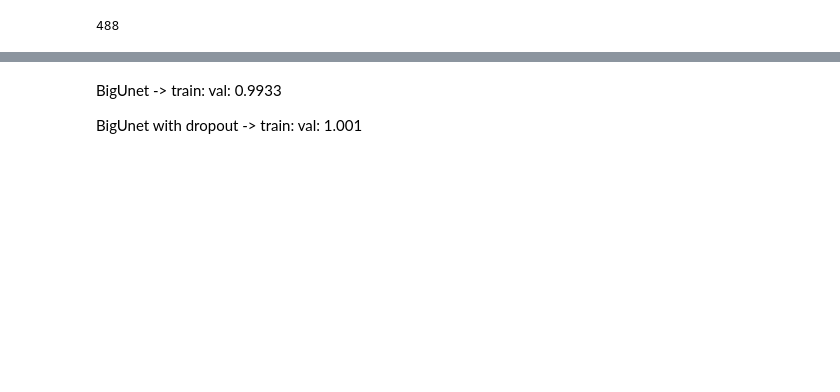
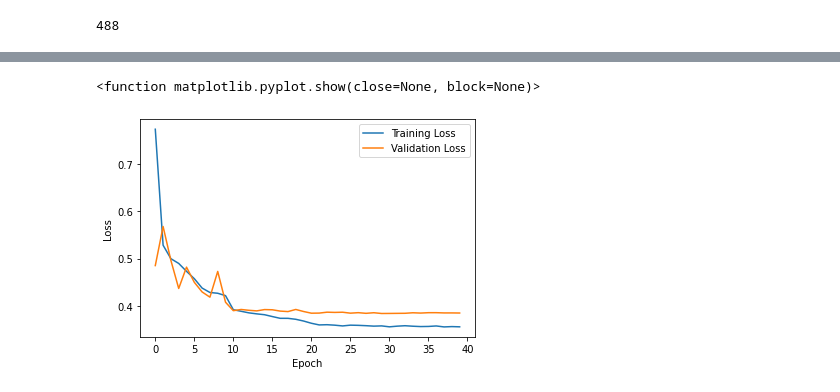
Before and after one commit to leopomme/Dose-Prediction-Segmentation, a Jupyter notebook: notebook_DLMI.ipynb, the cells around one changed output, grey strips where cells are left out. Drawn from its saved outputs; the diff is of its cells as text; code cells hidden in the pictures; blank space fills up the shorter version.

```diff
--- a/notebook_DLMI.ipynb
+++ b/notebook_DLMI.ipynb
@@ -133,7 +140,7 @@ train_dataset_augmented = DoseDataset(train_dir, transform=train_transforms)
 
 train_dataset = ConcatDataset([train_dataset_original, train_dataset_augmented])
 
-train_dataloader = DataLoader(train_dataset, batch_size=32, num_workers=2, shuffle=True, pin_memory=True)
+train_dataloader = DataLoader(train_dataset_augmented, batch_size=16, num_workers=2, shuffle=True, pin_memory=True)
 print(len(train_dataloader))
 # %% [output]
 488
@@ -141,6 +148,6 @@ print(len(train_dataloader))
 val_dir = "./MVA-Dose-Prediction/validation/"
 
 val_dataset = DoseDataset(val_dir, transform=val_transforms)
-val_dataloader = DataLoader(val_dataset, batch_size=32, num_workers=2, shuffle=True, pin_memory=True)
+val_dataloader = DataLoader(val_dataset, batch_size=16, num_workers=2, shuffle=True, pin_memory=True)
 print(len(val_dataloader))
 # %% [output]
@@ -199,10 +206,20 @@ class BigUNet(nn.Module):
             nn.MaxPool2d(kernel_size=2, stride=2),
         )
 
+        self.down4 = nn.Sequential(
+            BigBasicBlock(512, 512, 1024),
+            nn.MaxPool2d(kernel_size=2, stride=2),
+        )
+
         # Bottom block
-        self.bottom = BigBasicBlock(512, 512, 512)
+        self.bottom = BigBasicBlock(1024, 1024, 1024)
 
         # Upward pass
+        self.up4 = nn.Sequential(
+            nn.ConvTranspose2d(1024+1024, 512, kernel_size=2, stride=2),
+            BigBasicBlock(512, 512, 512),
+        )
+
         self.up3 = nn.Sequential(
             nn.ConvTranspose2d(512+512, 256, kernel_size=2, stride=2),
             BigBasicBlock(256, 256, 256),
@@ -230,12 +247,14 @@ class BigUNet(nn.Module):
       x1 = self.down1(x_initial)
       x2 = self.down2(x1)
       x3 = self.down3(x2)
+      x4 = self.down4(x3)
 
       # Bottom block
-      bottom = self.bottom(x3)
+      bottom = self.bottom(x4)
 
       # Upward pass
-      y3 = self.up3(torch.cat((bottom, x3), dim=1))
+      y4 = self.up4(torch.cat((bottom, x4), dim=1))
+      y3 = self.up3(torch.cat((y4, x3), dim=1))
       y2 = self.up2(torch.cat((y3, x2), dim=1))
       y1 = self.up1(torch.cat((y2, x1), dim=1))
 
@@ -296,10 +324,15 @@ device = torch.device("cuda" if torch.cuda.is_available() else "cpu")
 print(device)
 model = BigUNet().to(device)
 criterion = nn.L1Loss()
-optimizer = optim.Adam(model.parameters(), lr=0.0001)
+# l1_reg_factor = 0.0001
+l2_reg_factor = 0.0001
+optimizer = optim.Adam(model.parameters(), lr=0.0001, weight_decay=l2_reg_factor)
+# optimizer = optim.Adam(model.parameters(), lr=0.0001)
+
 scheduler = StepLR(optimizer, step_size=10, gamma=0.1)
 early_stopping = EarlyStopping(patience = 10)
 
+real_num_epoch = 0
 train_loss_list = []
 val_loss_list = []
 
@@ -308,12 +341,15 @@ start_time = time.time()
 for epoch in range(num_epochs):
     epoch_time = time.time()
 
+    # train_loss = train(model, train_dataloader, criterion, optimizer, l1_reg_factor, device)
     train_loss = train(model, train_dataloader, criterion, optimizer, device)
+
     val_loss = validate(model, val_dataloader, criterion, device)
 
     elapsed_time = time.time() - epoch_time
     total_time = time.time() - start_time
     print(f'Epoch {epoch + 1}/{num_epochs}, Train Loss: {train_loss:.4f}, Val Loss: {val_loss:.4f}, Epoch time: {elapsed_time/60:.2f}min, Total time: {total_time/60:.2f}min')
+    real_num_epoch +=1
 
     # Update the learning rate using the scheduler
     scheduler.step()
@@ -346,12 +382,10 @@ Epoch 14/100, Train Loss: 0.3390, Val Loss: 0.3878, Epoch time: 4.66min, Total t
 # %%
-plt.plot(range(18), train_loss_list, label='Training Loss')
-plt.plot(range(18), val_loss_list, label='Validation Loss')
+plt.plot(range(real_num_epoch), train_loss_list, label='Training Loss')
+plt.plot(range(real_num_epoch), val_loss_list, label='Validation Loss')
 plt.xlabel('Epoch')
 plt.ylabel('Loss')
 plt.legend()
 plt.show
+# %% [output]
+<function matplotlib.pyplot.show(close=None, block=None)>
+[figure, added]
-# %% [markdown]
-BigUnet -> train: val: 0.9933
-
-
-BigUnet with dropout -> train: val: 1.001
```
Also changed, not shown: parts of 10 cells of this notebook.
